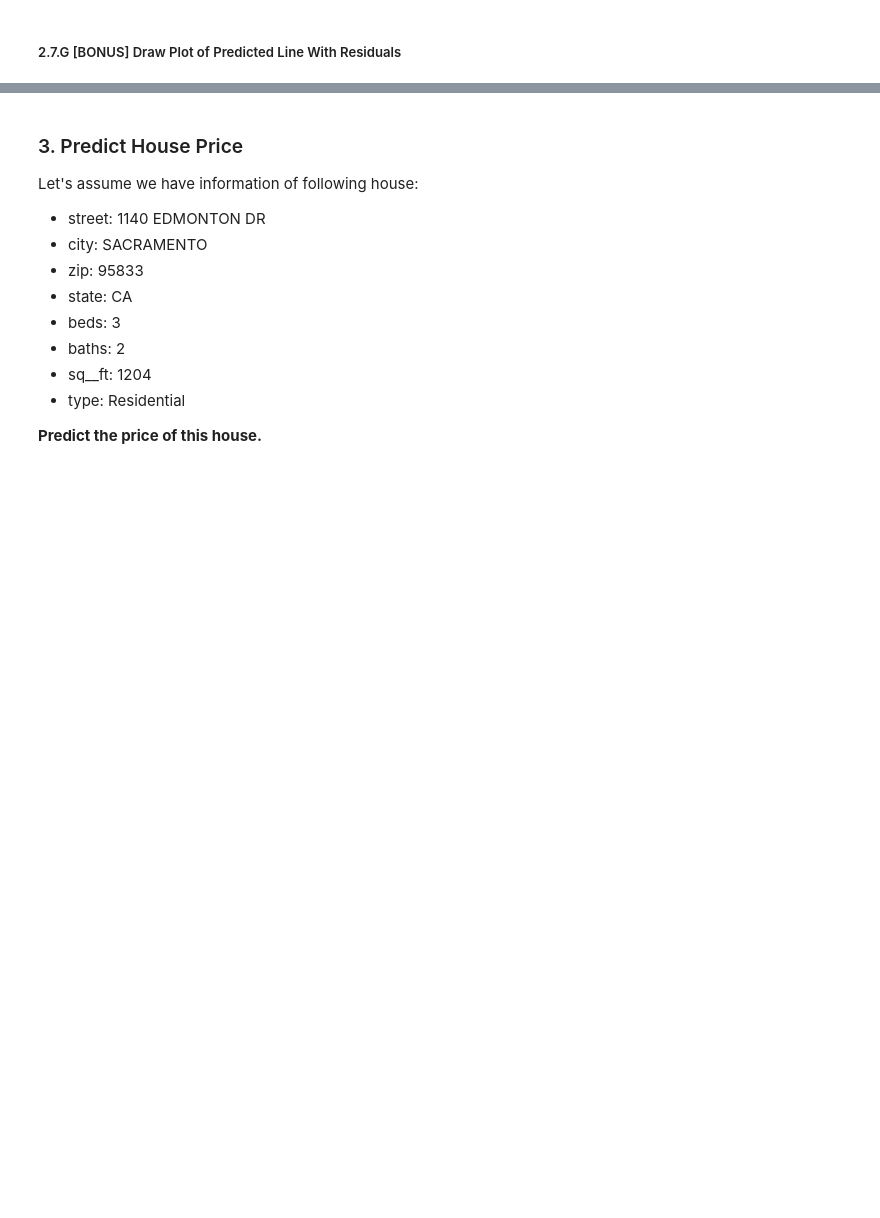
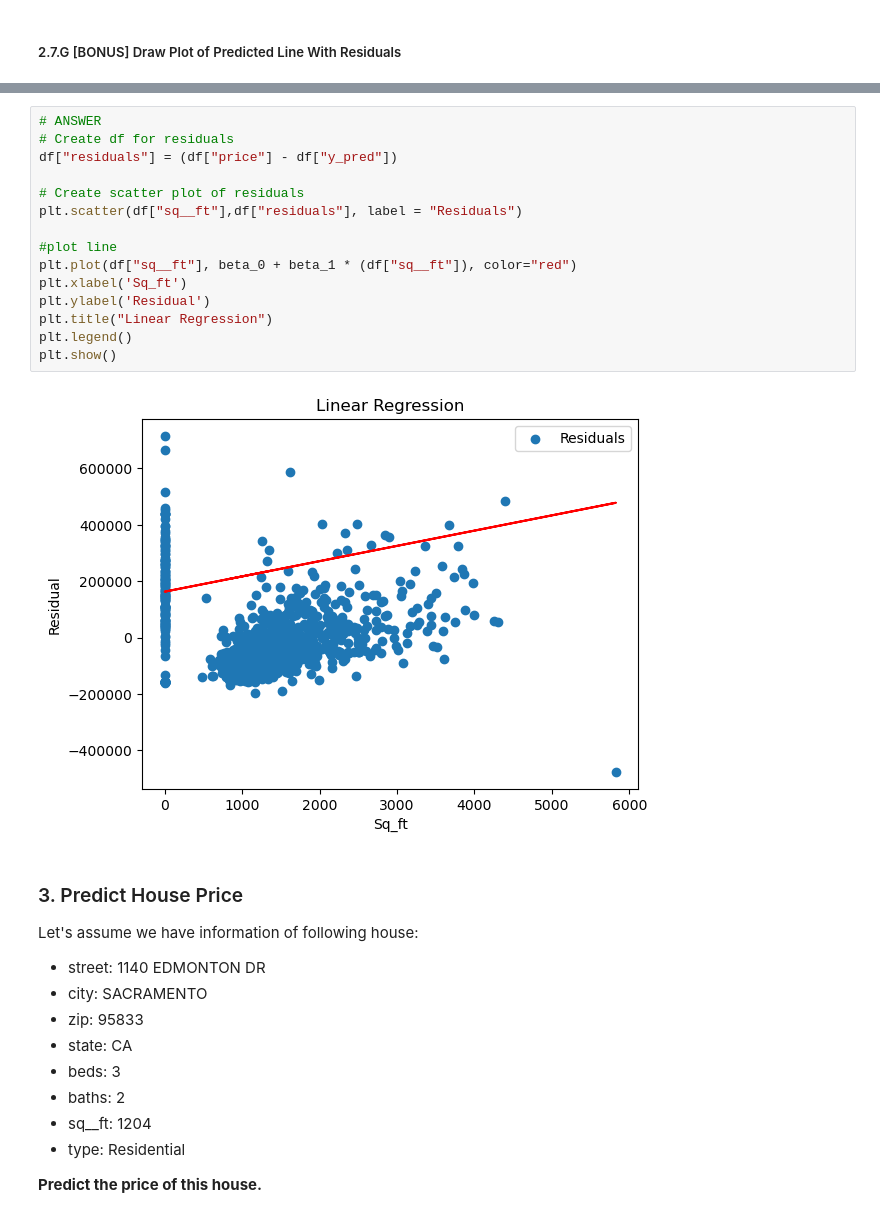
Before and after one commit to mdjroaming/IOD, a Jupyter notebook: Module 4/Labs 4/IOD_Lab 4.1.1.ipynb, the cells around one changed output, grey strips where cells are left out. Drawn from its saved outputs; the diff is of its cells as text; blank space fills up the shorter version.

```diff
--- a/Module 4/Labs 4/IOD_Lab 4.1.1.ipynb
+++ b/Module 4/Labs 4/IOD_Lab 4.1.1.ipynb
@@ -394,3 +363,20 @@ print(r2_result)
+# %%
+# ANSWER
+# Create df for residuals
+df["residuals"] = (df["price"] - df["y_pred"])
+
+# Create scatter plot of residuals
+plt.scatter(df["sq__ft"],df["residuals"], label = "Residuals")
+
+#plot line
+plt.plot(df["sq__ft"], beta_0 + beta_1 * (df["sq__ft"]), color="red")
+plt.xlabel('Sq_ft')
+plt.ylabel('Residual')
+plt.title("Linear Regression")
+plt.legend()
+plt.show()
+# %% [output]
+[figure, added]
 # %% [markdown]
 ### 3. Predict House Price
 
```
Also changed, not shown: parts of 34 cells of this notebook, 22 other files.
